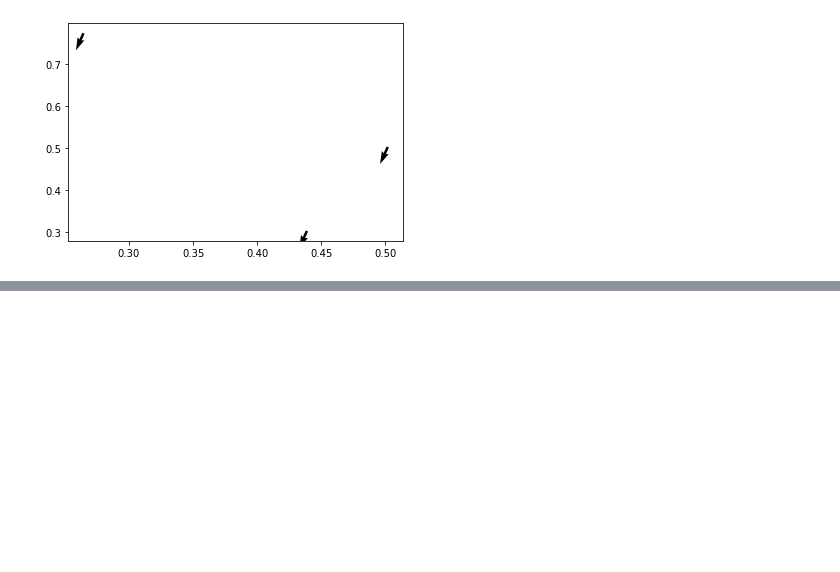
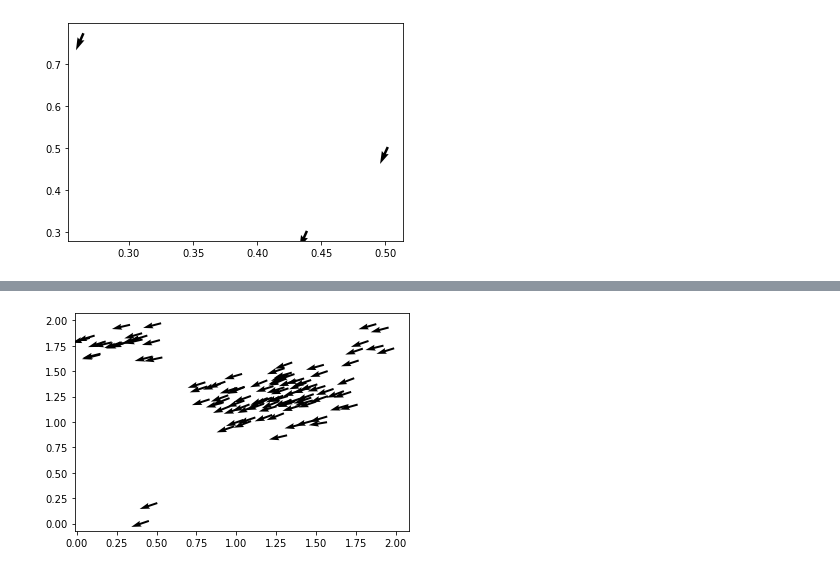
Before and after one commit to gjbex/Scientific-Python, a Jupyter notebook: source-code/swarm.ipynb, the cells around one changed output, grey strips where cells are left out. Saved outputs shown, nothing was run; the diff lists cells and outputs as text; code cells hidden in the pictures; blank space fills up the shorter version.

```diff
--- a/source-code/swarm.ipynb
+++ b/source-code/swarm.ipynb
@@ -99,0 +125,29 @@ simulator.simulate(swarm)
+# %%
+class Animator(Simulator):
+
+    def __init__(self, v0, R, eta, max_step):
+        super().__init__(v0=v0, R=R, eta=eta, max_step=max_step,
+                         init_action=lambda x: None, step_action=None)
+
+    def simulate(self, swarm):
+        self._figure, self._axes = plt.subplots()
+        animation = FuncAnimation(self._figure, self._create_animate_func(swarm),
+                                  init_func=self._create_init_func(swarm), frames=self._max_step)
+        return HTML(animation.to_jshtml())
+
+    def _create_init_func(self, swarm):
+        def init_func():
+            _ = self._axes.quiver(swarm.x, swarm.y, np.cos(swarm.theta), np.sin(swarm.theta))
+        return init_func
+
+    def _create_animate_func(self, swarm):
+        def animate_func(i):
+            swarm.move(self._v0, self._R, self._eta)
+            plt.cla()
+            _ = self._axes.quiver(swarm.x, swarm.y, np.cos(swarm.theta), np.sin(swarm.theta))
+        return animate_func
+# %%
+animator = Animator(v0=0.1, R=0.2, eta =0.1, max_step=5)
+# %%
+animator.simulate(swarm)
+# %% [output]
@@ -99,0 +155 @@ simulator.simulate(swarm)
+[figure, added]
```
Also changed, not shown: parts of 15 cells of this notebook.
